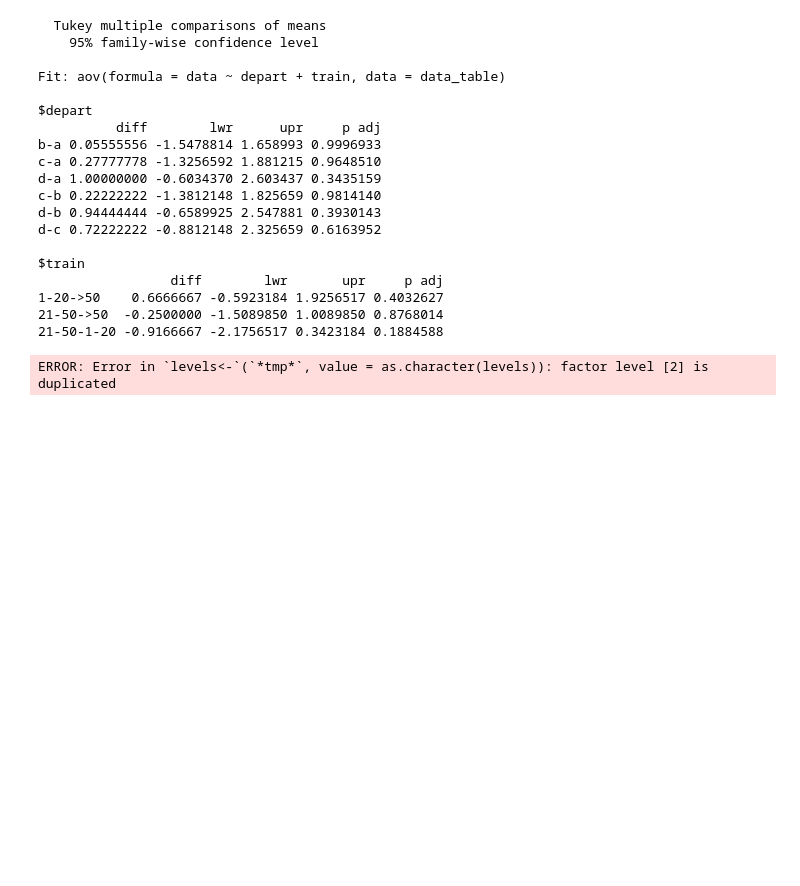
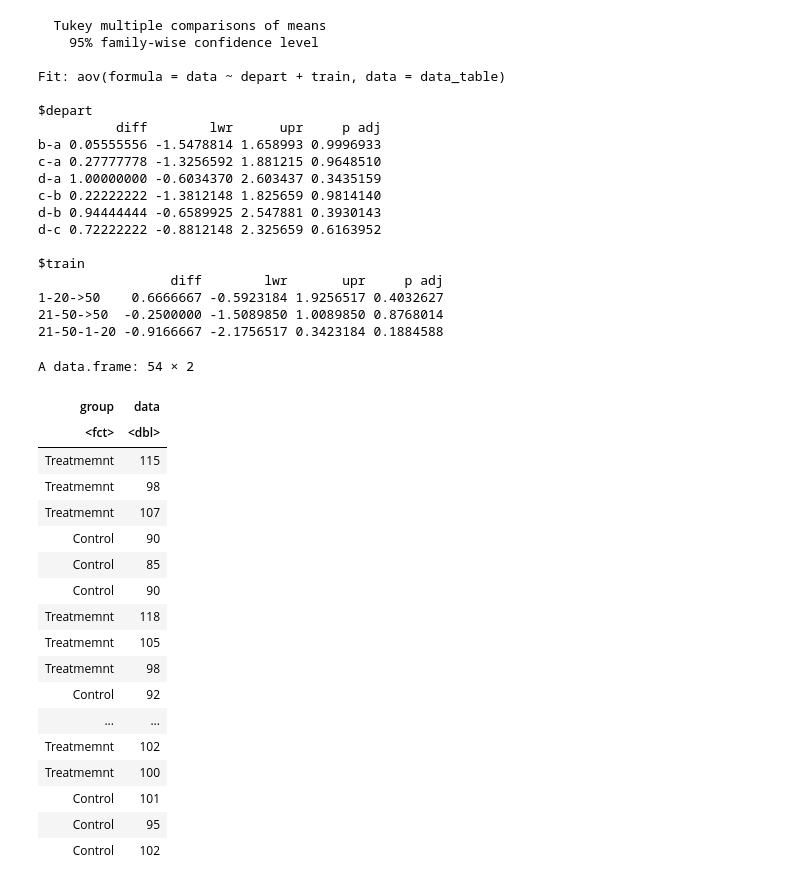
Before and after one commit to tontantip/DADS6001-Applied-statistics, a Jupyter notebook: in class/anova.ipynb, the cells around one changed output. Saved outputs shown, nothing was run; the diff lists cells and outputs as text; code cells hidden in the pictures; blank space fills up the shorter version.

```diff
--- a/in class/anova.ipynb
+++ b/in class/anova.ipynb
@@ -956,7 +956,26 @@ $train
 21-50-1-20 -0.9166667 -2.1756517 0.3423184 0.1884588
 # %%
 data <- c(115,98,107,90,85,90,118,105,98,92,95,81,110,102,100,108,115,95,100,105,95,70,85,78,105,95,98,80,68,82,115,98,100,100,99,105,89,100,90,65,80,72,78,85,95,62,70,73,99,102,100,101,95,102)
-group <- factor(rep("Treatmemnt",3),rep("Control",3))
-data_table <- data.frame(c(data,group))
+group <- factor(c(rep("Treatmemnt",3),rep("Control",3)))
+data_table <- data.frame(group,data)
+data_table
 # %% [output]
-ERROR: Error in `levels<-`(`*tmp*`, value = as.character(levels)): factor level [2] is duplicated
+A data.frame: 54 × 2
+| group | data |
+| <fct> | <dbl> |
+| Treatmemnt | 115 |
+| Treatmemnt | 98 |
+| Treatmemnt | 107 |
+| Control | 90 |
+| Control | 85 |
+| Control | 90 |
+| Treatmemnt | 118 |
+| Treatmemnt | 105 |
+| Treatmemnt | 98 |
+| Control | 92 |
+| ... | ... |
+| Treatmemnt | 102 |
+| Treatmemnt | 100 |
+| Control | 101 |
+| Control | 95 |
+| Control | 102 |
```
